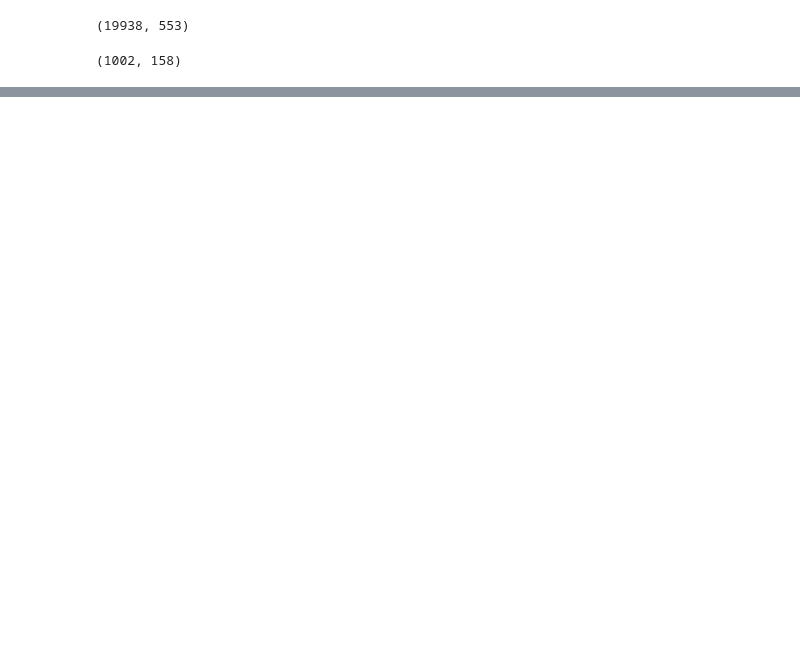
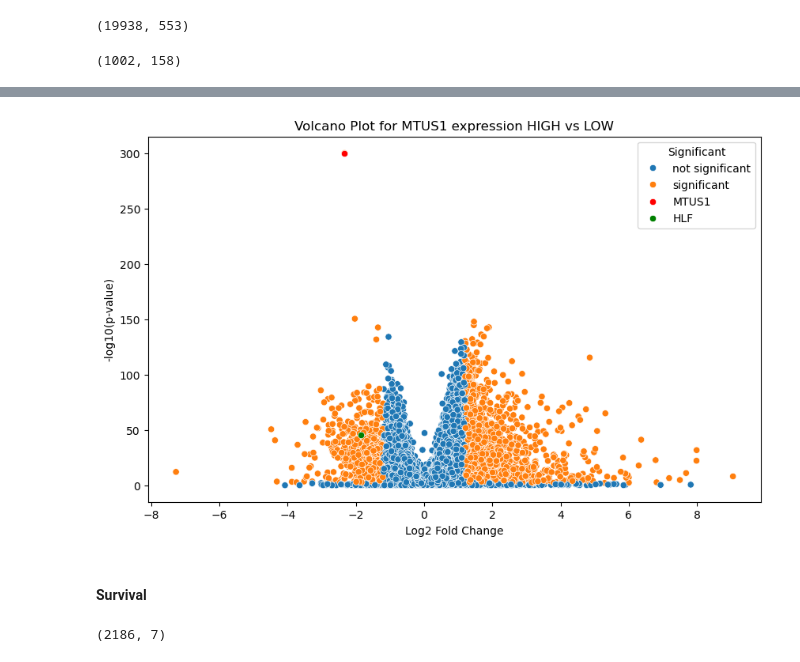
Before and after one commit to fedor-grigoryev/tcga, a Jupyter notebook: tcga_analysis.ipynb, the cells around one changed output, grey strips where cells are left out. Cells and saved outputs as stored; diff of their text form; code cells hidden in the pictures; blank space fills up the shorter version.

```diff
--- a/tcga_analysis.ipynb
+++ b/tcga_analysis.ipynb
@@ -174,0 +484,21 @@ STAR - Counts   5d73b382-3da3-4220-890e-2095228bbe6c    TCGA-COAD       997e6b10
+# %%
+metadata['MTUS1_expression'].value_counts()
+
+samples_to_drop = metadata['MTUS1_expression'] == 'MED'
+metadata_surv = metadata.loc[~samples_to_drop]
+# %%
+inference = DefaultInference(n_cpus=8)
+dds = DeseqDataSet(
+    counts=counts_df.loc[metadata_surv.index],
+    metadata=metadata_surv,
+    design_factors="MTUS1_expression",
+    refit_cooks=True,
+    inference=inference,
+    # n_cpus=8, # n_cpus can be specified here or in the inference object
+)
+
+dds.deseq2()
+
+stat_res = DeseqStats(dds, inference=inference)
+stat_res.summary()
+stat_res.lfc_shrink(coeff="MTUS1-expression_LOW_vs_HIGH")
@@ -174,0 +541,26 @@ STAR - Counts   5d73b382-3da3-4220-890e-2095228bbe6c    TCGA-COAD       997e6b10
+# %%
+stat_res.results_df['significant'] = (stat_res.results_df.padj < 0.01)  & (np.abs(stat_res.results_df.log2FoldChange) > 1.2)
+significance_dict = {True: 'significant', False: 'not significant'}
+
+stat_res.results_df['significant'] = stat_res.results_df['significant'].apply(lambda x: significance_dict[x])
+
+mtus1 = pd.DataFrame(stat_res.results_df.loc['MTUS1']).T
+hlf = pd.DataFrame(stat_res.results_df.loc['HLF']).T
+
+plt.figure(figsize=(10, 6))
+
+sns.scatterplot(data=stat_res.results_df, x='log2FoldChange', y=-np.log10(stat_res.results_df['pvalue'] + 1e-300), hue='significant')
+
+sns.scatterplot(data=mtus1, x='log2FoldChange', y=-(mtus1['pvalue'] + 1e-300).apply(lambda x: np.log10(x)), color='red', label='MTUS1')
+
+sns.scatterplot(data=hlf, x='log2FoldChange', y=-(hlf['pvalue'] + 1e-300).apply(lambda x: np.log10(x)), color='green', label='HLF')
+
+plt.xlabel('Log2 Fold Change')
+plt.ylabel('-log10(p-value)')
+plt.title('Volcano Plot for MTUS1 expression HIGH vs LOW')
+plt.legend(title='Significant')
+plt.show()
+# %% [output]
+[figure, added]
+# %% [markdown]
+#### Survival
@@ -174,0 +577,5 @@ STAR - Counts   5d73b382-3da3-4220-890e-2095228bbe6c    TCGA-COAD       997e6b10
+# %%
+ann_surv = ann_surv.dropna(subset=['OS', 'OS_FLAG'])
+ann_surv.shape
+# %% [output]
+(2186, 7)
```
Also changed, not shown: parts of 91 cells of this notebook, 1 other file.
